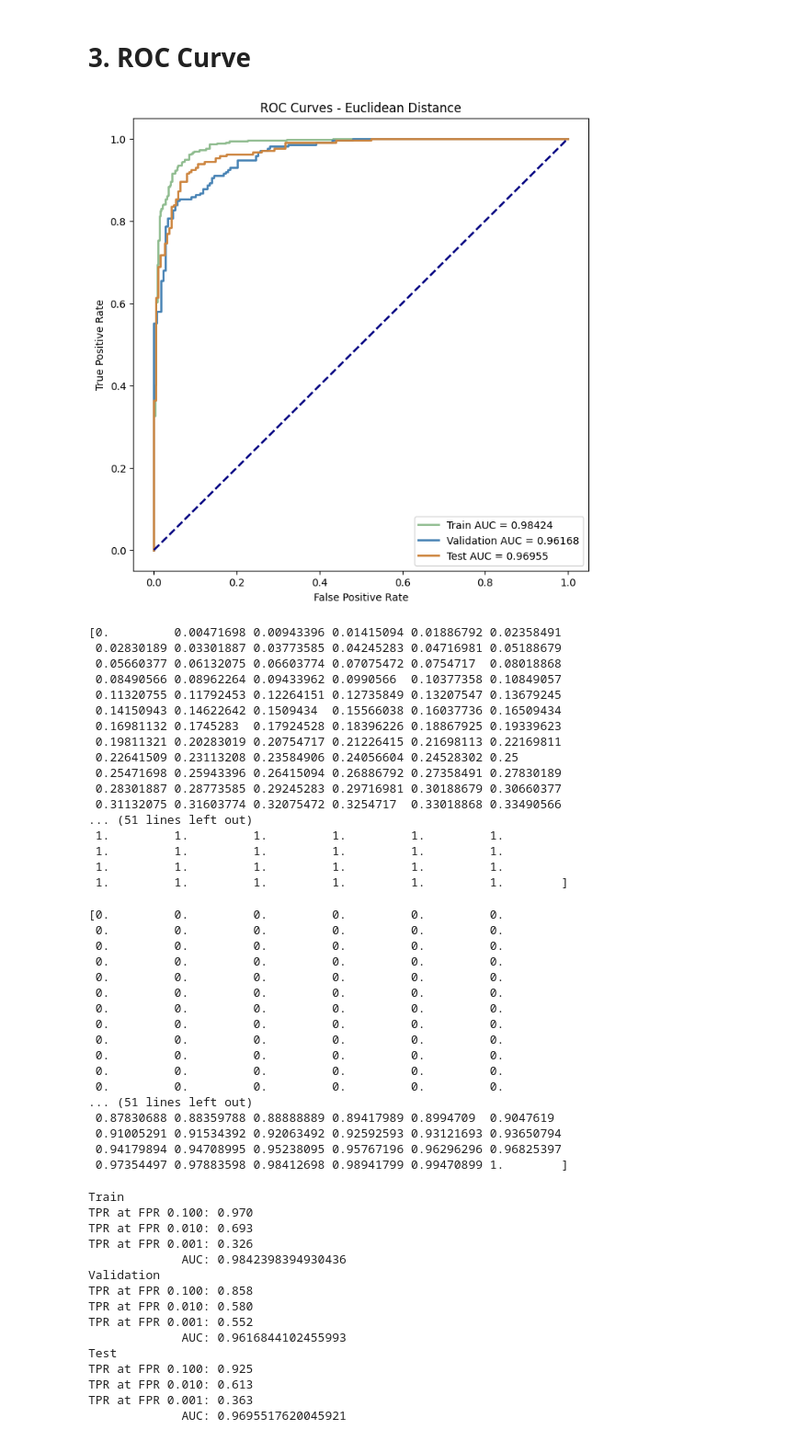
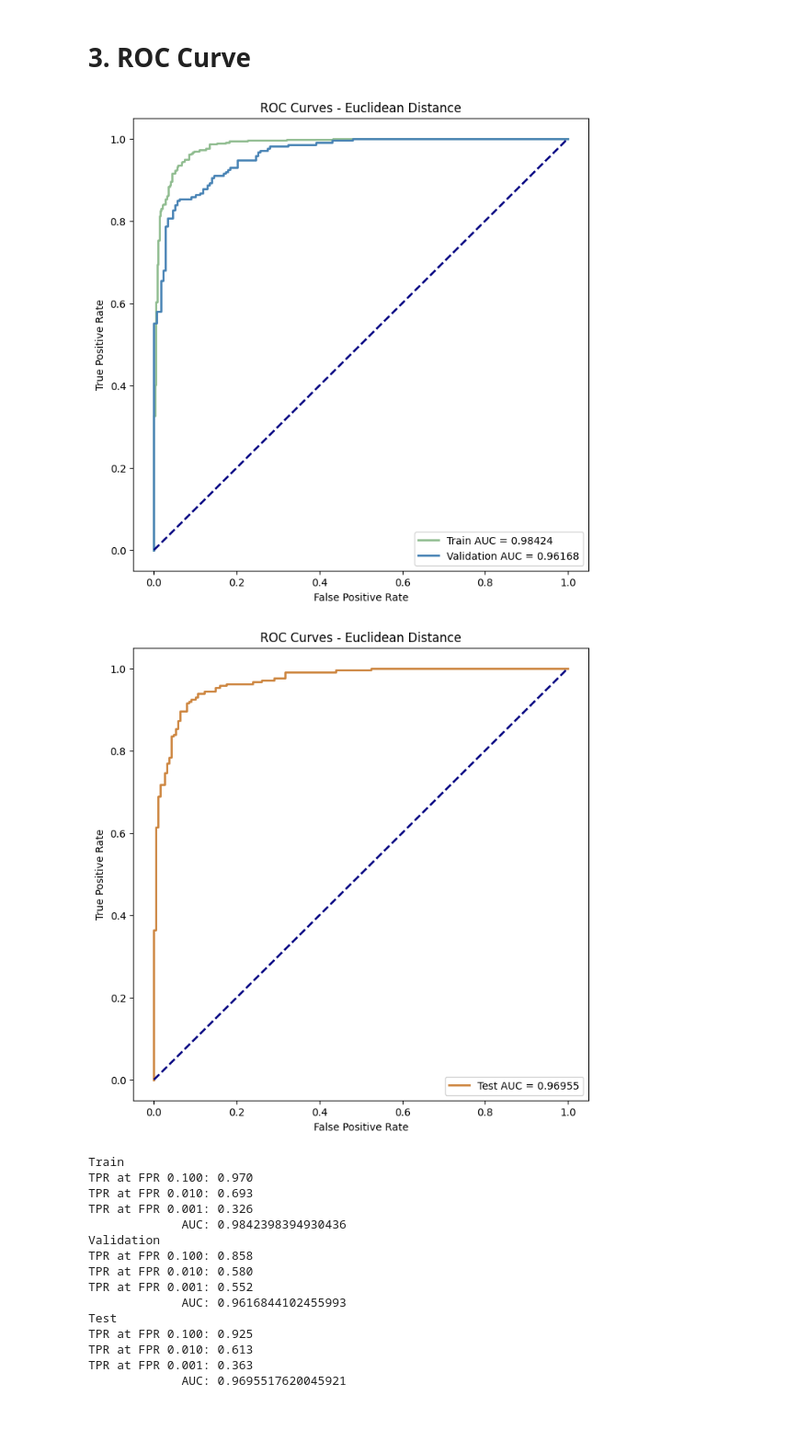
Before and after one commit to AndreChristianto/Signature-Recognition-V3, a Jupyter notebook: ICDAR-VGG16/09_vgg16_triplet_loss_euc_dist.ipynb, the cells around one changed output. Shown: that part at 92% size. Cells and saved outputs as stored; diff of their text form; code cells hidden in the pictures; blank space fills up the shorter version.

Commit message:
icdar vgg16 roc curve split

```diff
--- a/ICDAR-VGG16/09_vgg16_triplet_loss_euc_dist.ipynb
+++ b/ICDAR-VGG16/09_vgg16_triplet_loss_euc_dist.ipynb
@@ -308,7 +308,7 @@ plt.figure(figsize=(8, 8))
 
 plt.plot(fpr_train, tpr_train, color='darkseagreen', lw=2, label=f'Train AUC = {roc_auc_train:.5f}')
 plt.plot(fpr_validation, tpr_validation, color='steelblue', lw=2, label=f'Validation AUC = {roc_auc_validation:.5f}')
-plt.plot(fpr_test, tpr_test, color='peru', lw=2, label=f'Test AUC = {roc_auc_test:.5f}')
+# plt.plot(fpr_test, tpr_test, color='peru', lw=2, label=f'Test AUC = {roc_auc_test:.5f}')
 
 plt.plot([0, 1], [0, 1], color='navy', lw=2, linestyle='--')
 plt.xlabel('False Positive Rate')
@@ -317,47 +317,23 @@ plt.title('ROC Curves - Euclidean Distance')
 plt.legend(loc='lower right')
 plt.show()
 # %% [output]
-[figure, old version]
+[figure, new version]
-# %%
-print(tpr_test)
-# %% [output]
-[0.         0.00471698 0.00943396 0.01415094 0.01886792 0.02358491
- 0.02830189 0.03301887 0.03773585 0.04245283 0.04716981 0.05188679
- 0.05660377 0.06132075 0.06603774 0.07075472 0.0754717  0.08018868
- 0.08490566 0.08962264 0.09433962 0.0990566  0.10377358 0.10849057
- 0.11320755 0.11792453 0.12264151 0.12735849 0.13207547 0.13679245
- 0.14150943 0.14622642 0.1509434  0.15566038 0.16037736 0.16509434
- 0.16981132 0.1745283  0.17924528 0.18396226 0.18867925 0.19339623
- 0.19811321 0.20283019 0.20754717 0.21226415 0.21698113 0.22169811
- 0.22641509 0.23113208 0.23584906 0.24056604 0.24528302 0.25
- 0.25471698 0.25943396 0.26415094 0.26886792 0.27358491 0.27830189
- 0.28301887 0.28773585 0.29245283 0.29716981 0.30188679 0.30660377
- 0.31132075 0.31603774 0.32075472 0.3254717  0.33018868 0.33490566
-... (51 lines left out)
- 1.         1.         1.         1.         1.         1.
- 1.         1.         1.         1.         1.         1.
- 1.         1.         1.         1.         1.         1.
- 1.         1.         1.         1.         1.         1.        ]
-# %%
-print(fpr_test)
-# %% [output]
-[0.         0.         0.         0.         0.         0.
- 0.         0.         0.         0.         0.         0.
- 0.         0.         0.         0.         0.         0.
- 0.         0.         0.         0.         0.         0.
- 0.         0.         0.         0.         0.         0.
- 0.         0.         0.         0.         0.         0.
- 0.         0.         0.         0.         0.         0.
- 0.         0.         0.         0.         0.         0.
- 0.         0.         0.         0.         0.         0.
- 0.         0.         0.         0.         0.         0.
- 0.         0.         0.         0.         0.         0.
- 0.         0.         0.         0.         0.         0.
-... (51 lines left out)
- 0.87830688 0.88359788 0.88888889 0.89417989 0.8994709  0.9047619
- 0.91005291 0.91534392 0.92063492 0.92592593 0.93121693 0.93650794
- 0.94179894 0.94708995 0.95238095 0.95767196 0.96296296 0.96825397
- 0.97354497 0.97883598 0.98412698 0.98941799 0.99470899 1.        ]
+# %%
+# Plot ROC curve
+plt.figure(figsize=(8, 8))
+
+# plt.plot(fpr_train, tpr_train, color='darkseagreen', lw=2, label=f'Train AUC = {roc_auc_train:.5f}')
+# plt.plot(fpr_validation, tpr_validation, color='steelblue', lw=2, label=f'Validation AUC = {roc_auc_validation:.5f}')
+plt.plot(fpr_test, tpr_test, color='peru', lw=2, label=f'Test AUC = {roc_auc_test:.5f}')
+
+plt.plot([0, 1], [0, 1], color='navy', lw=2, linestyle='--')
+plt.xlabel('False Positive Rate')
+plt.ylabel('True Positive Rate')
+plt.title('ROC Curves - Euclidean Distance')
+plt.legend(loc='lower right')
+plt.show()
+# %% [output]
+[figure, added]
 # %%
 def find_tpr_at_fpr(fpr, tpr, target_fpr):
     return np.interp(target_fpr, fpr, tpr)
```
Also changed, not shown: 1 other file.
